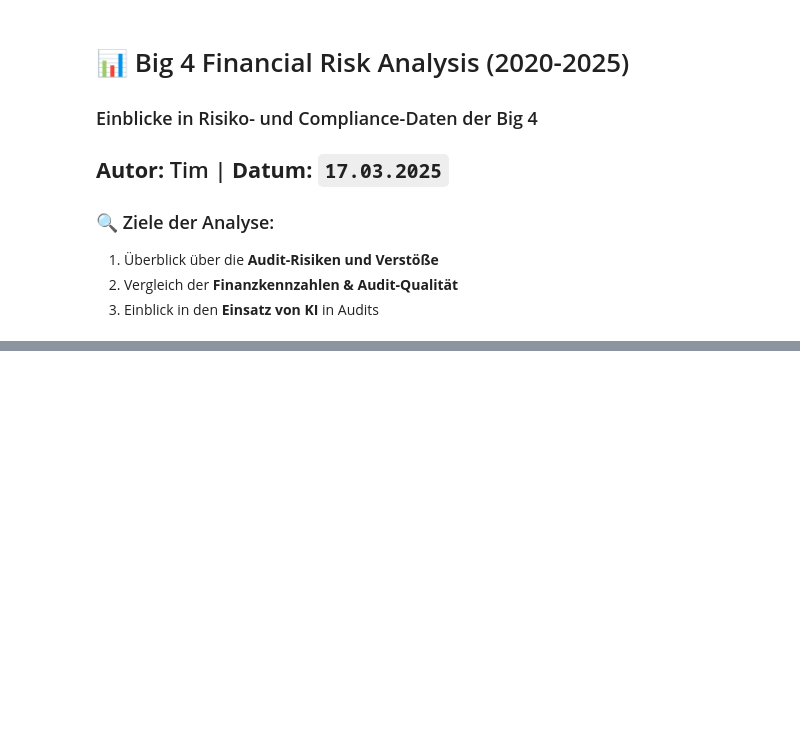
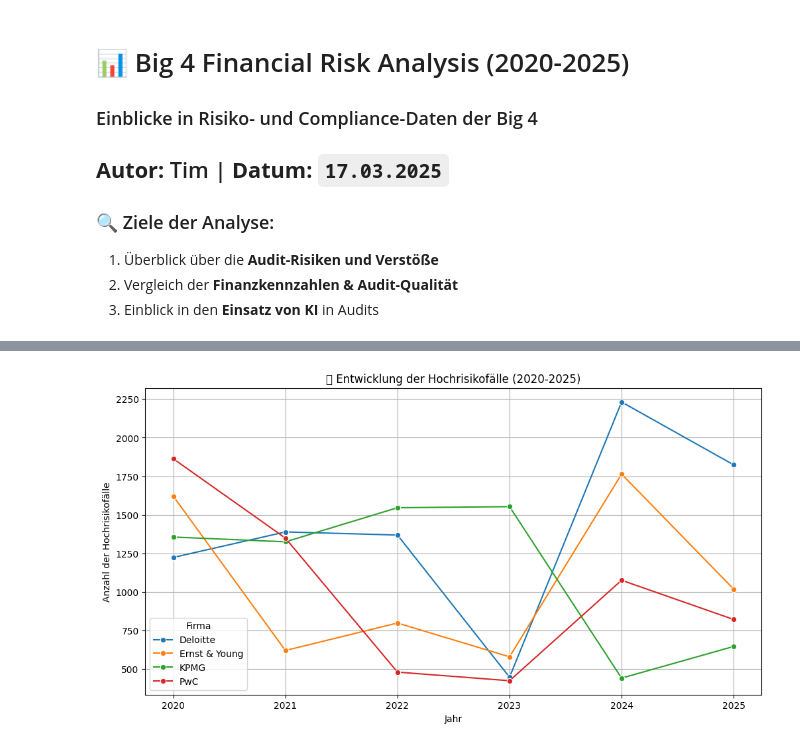
Before and after one commit to timmiflimmi/big4-financial-risk-analysis, a Jupyter notebook: big4_analysis.ipynb, the cells around one changed output, grey strips where cells are left out. Cells and saved outputs as stored; diff of their text form; code cells hidden in the pictures; blank space fills up the shorter version.

```diff
--- a/big4_analysis.ipynb
+++ b/big4_analysis.ipynb
@@ -36,0 +113,12 @@ plt.show()
+# %%
+plt.figure(figsize=(12,6))
+sns.lineplot(data=df_high_risk, x="Year", y="High_Risk_Cases", hue="Firm_Name", marker="o")
+
+plt.title("📈 Entwicklung der Hochrisikofälle (2020-2025)")
+plt.xlabel("Jahr")
+plt.ylabel("Anzahl der Hochrisikofälle")
+plt.legend(title="Firma")
+plt.grid(True)
+plt.show()
+# %% [output]
+[figure, added]
```
Also changed, not shown: parts of 10 cells of this notebook.
